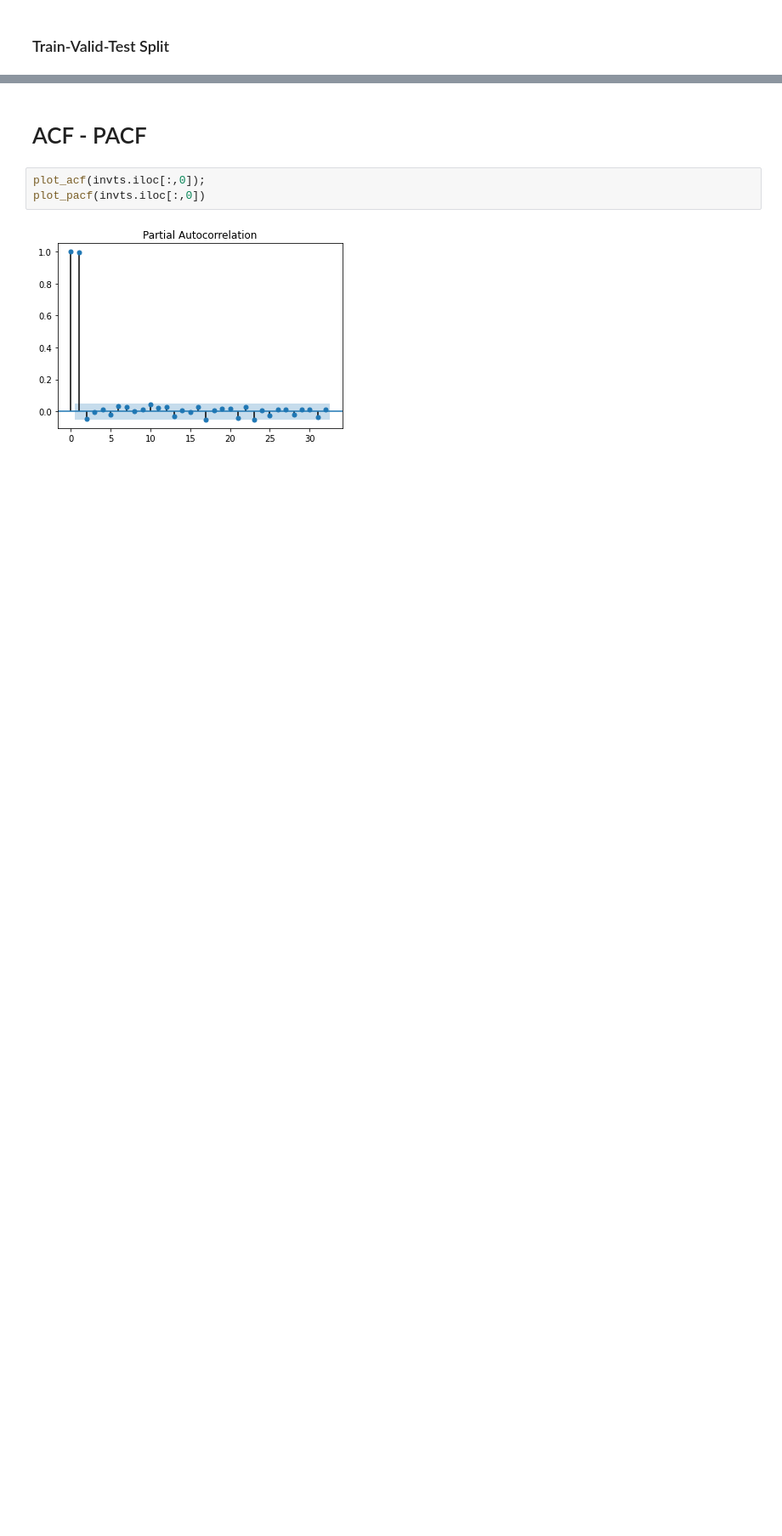
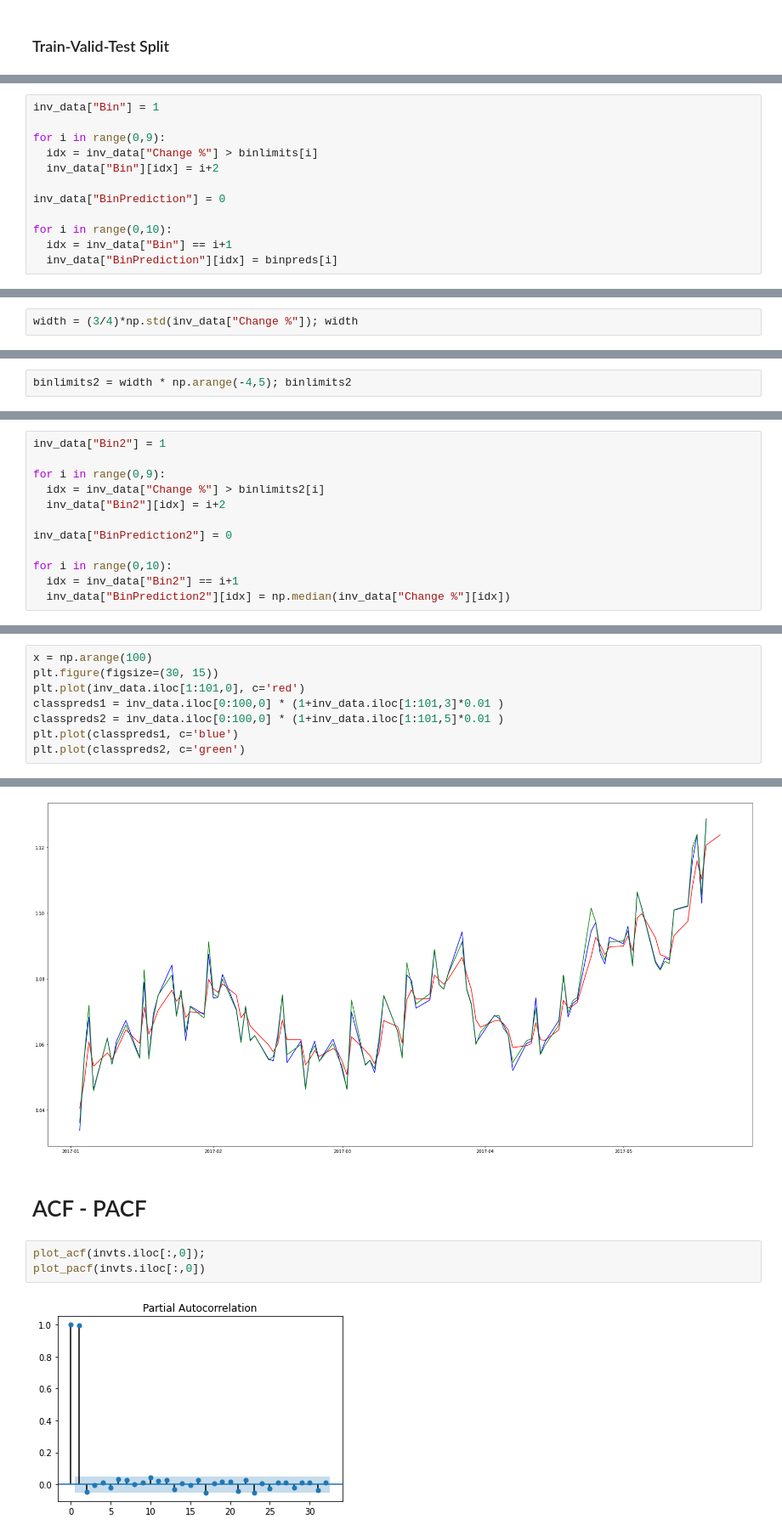
Before and after one commit to karaee/ExchangeRateTSDL, a Jupyter notebook: arscratch.ipynb, the cells around one changed output, grey strips where cells are left out. Shown at 85% size. Saved outputs shown, nothing was run; the diff lists cells and outputs as text; blank space fills up the shorter version.

```diff
--- a/arscratch.ipynb
+++ b/arscratch.ipynb
@@ -207,0 +131,12 @@ test = invts.iloc[testidx]
+# %%
+inv_data["Bin"] = 1
+
+for i in range(0,9):
+  idx = inv_data["Change %"] > binlimits[i]
+  inv_data["Bin"][idx] = i+2
+
+inv_data["BinPrediction"] = 0
+
+for i in range(0,10):
+  idx = inv_data["Bin"] == i+1
+  inv_data["BinPrediction"][idx] = binpreds[i]
@@ -207,0 +159,2 @@ test = invts.iloc[testidx]
+# %%
+width = (3/4)*np.std(inv_data["Change %"]); width
@@ -207,0 +163,2 @@ test = invts.iloc[testidx]
+# %%
+binlimits2 = width * np.arange(-4,5); binlimits2
@@ -207,0 +168,12 @@ test = invts.iloc[testidx]
+# %%
+inv_data["Bin2"] = 1
+
+for i in range(0,9):
+  idx = inv_data["Change %"] > binlimits2[i]
+  inv_data["Bin2"][idx] = i+2
+
+inv_data["BinPrediction2"] = 0
+
+for i in range(0,10):
+  idx = inv_data["Bin2"] == i+1
+  inv_data["BinPrediction2"][idx] = np.median(inv_data["Change %"][idx])
@@ -207,0 +212,9 @@ test = invts.iloc[testidx]
+# %%
+x = np.arange(100)
+plt.figure(figsize=(30, 15))
+plt.plot(inv_data.iloc[1:101,0], c='red')
+classpreds1 = inv_data.iloc[0:100,0] * (1+inv_data.iloc[1:101,3]*0.01 )
+classpreds2 = inv_data.iloc[0:100,0] * (1+inv_data.iloc[1:101,5]*0.01 )
+plt.plot(classpreds1, c='blue')
+plt.plot(classpreds2, c='green')
+# %% [output]
@@ -208,3 +222,4 @@ test = invts.iloc[testidx]
+[figure, added]
 # %% [markdown]
 # ACF - PACF
 # %%
```
Also changed, not shown: parts of 43 cells of this notebook.
